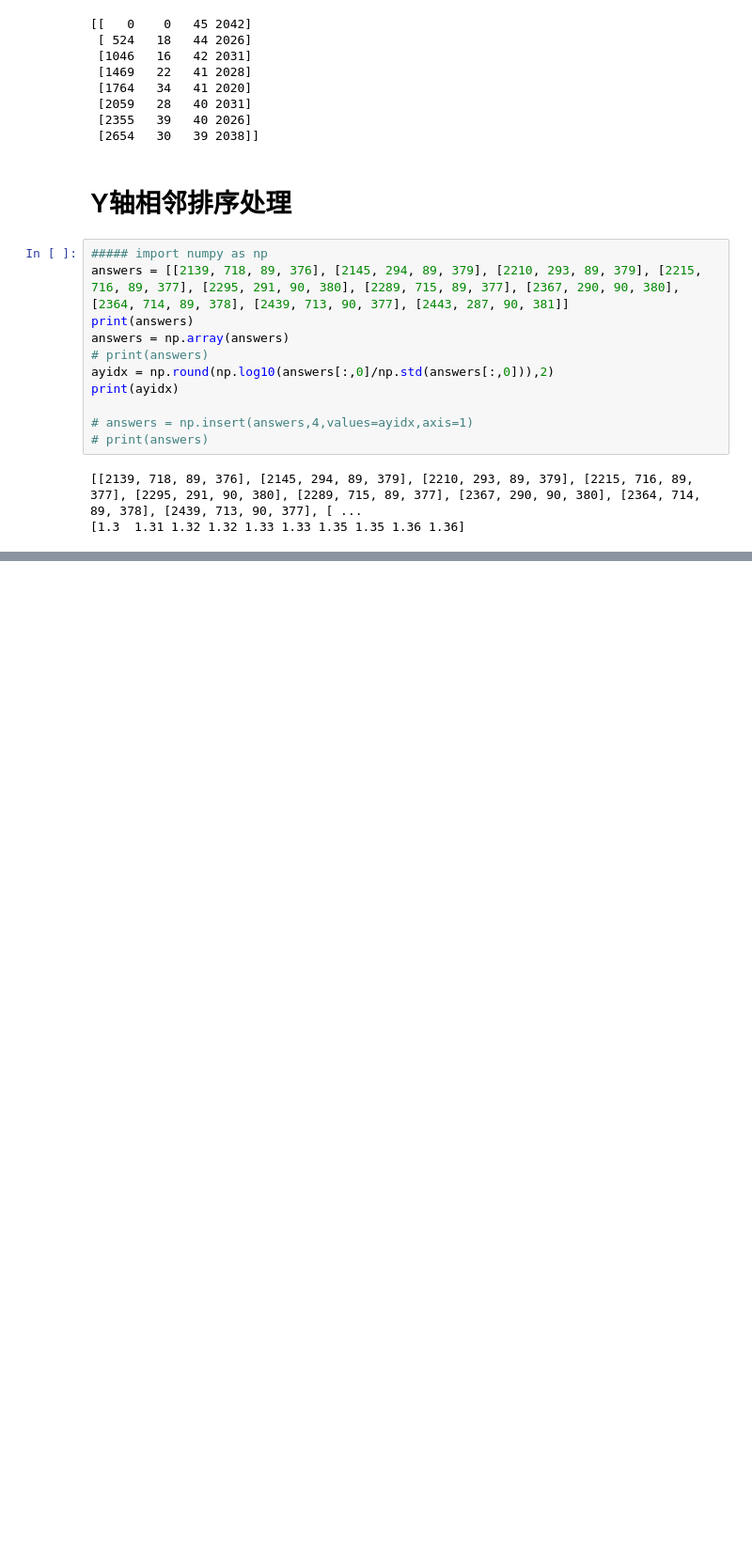
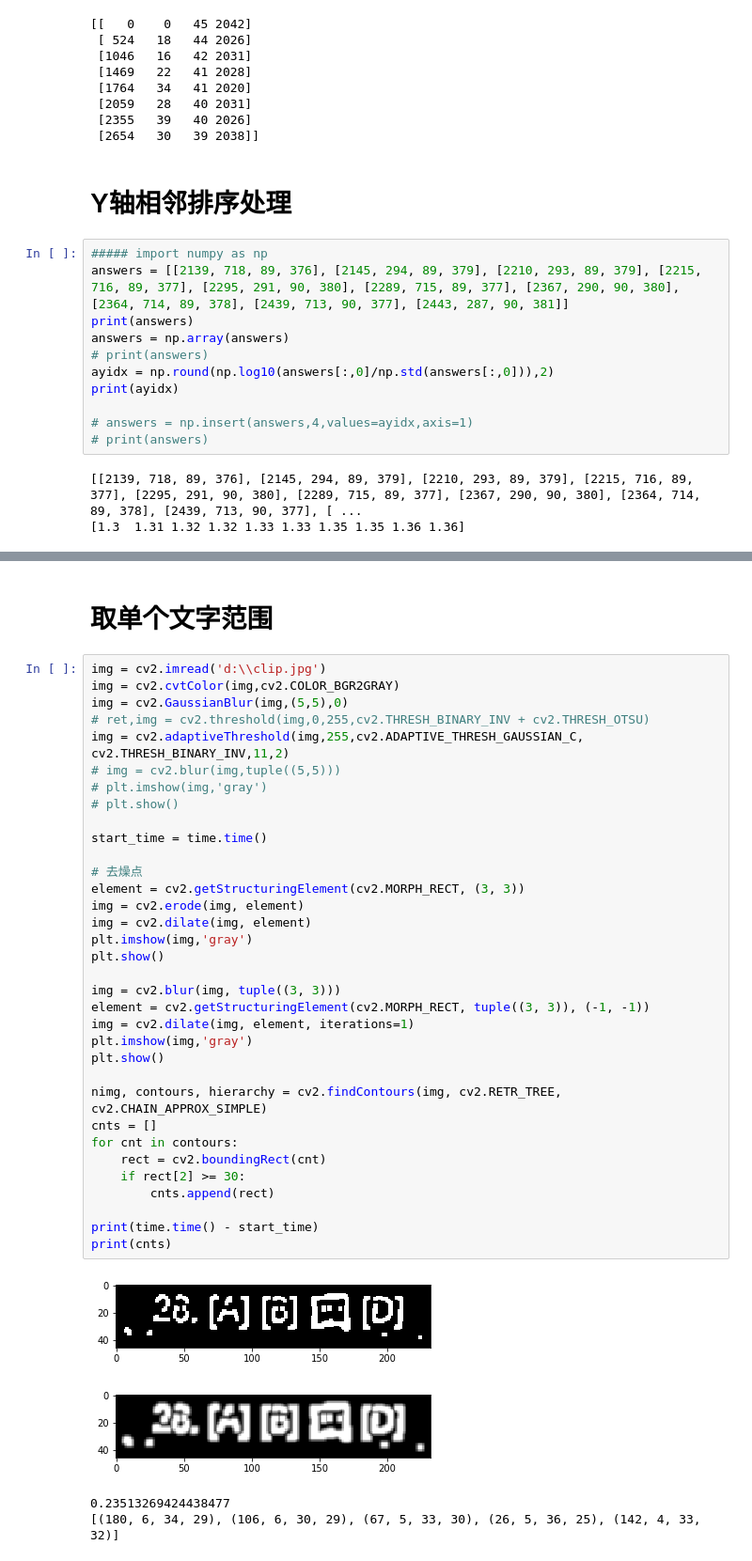
Before and after one commit to hecongziyu/myproject, a Jupyter notebook: imagehandle/试卷处理.ipynb, the cells around one changed output, grey strips where cells are left out. Shown at 94% size. Saved outputs shown, nothing was run; the diff lists cells and outputs as text; blank space fills up the shorter version.

```diff
--- a/imagehandle/试卷处理.ipynb
+++ b/imagehandle/试卷处理.ipynb
@@ -333,0 +385,41 @@ print(ayidx)
+# %% [markdown]
+# 取单个文字范围
+# %%
+img = cv2.imread('d:\\clip.jpg')
+img = cv2.cvtColor(img,cv2.COLOR_BGR2GRAY)
+img = cv2.GaussianBlur(img,(5,5),0)
+# ret,img = cv2.threshold(img,0,255,cv2.THRESH_BINARY_INV + cv2.THRESH_OTSU)
+img = cv2.adaptiveThreshold(img,255,cv2.ADAPTIVE_THRESH_GAUSSIAN_C, cv2.THRESH_BINARY_INV,11,2)
+# img = cv2.blur(img,tuple((5,5)))
+# plt.imshow(img,'gray')
+# plt.show()
+
+start_time = time.time()
+
+# 去燥点
+element = cv2.getStructuringElement(cv2.MORPH_RECT, (3, 3))
+img = cv2.erode(img, element)
+img = cv2.dilate(img, element)
+plt.imshow(img,'gray')
+plt.show()
+
+img = cv2.blur(img, tuple((3, 3)))
+element = cv2.getStructuringElement(cv2.MORPH_RECT, tuple((3, 3)), (-1, -1))
+img = cv2.dilate(img, element, iterations=1)
+plt.imshow(img,'gray')
+plt.show()
+
+nimg, contours, hierarchy = cv2.findContours(img, cv2.RETR_TREE, cv2.CHAIN_APPROX_SIMPLE)
+cnts = []
+for cnt in contours:
+    rect = cv2.boundingRect(cnt)
+    if rect[2] >= 30:
+        cnts.append(rect)
+
+print(time.time() - start_time)
+print(cnts)
+# %% [output]
+[figure, added]
+[figure, added]
+0.23513269424438477
+[(180, 6, 34, 29), (106, 6, 30, 29), (67, 5, 33, 30), (26, 5, 36, 25), (142, 4, 33, 32)]
```
Also changed, not shown: parts of 4 cells of this notebook.
